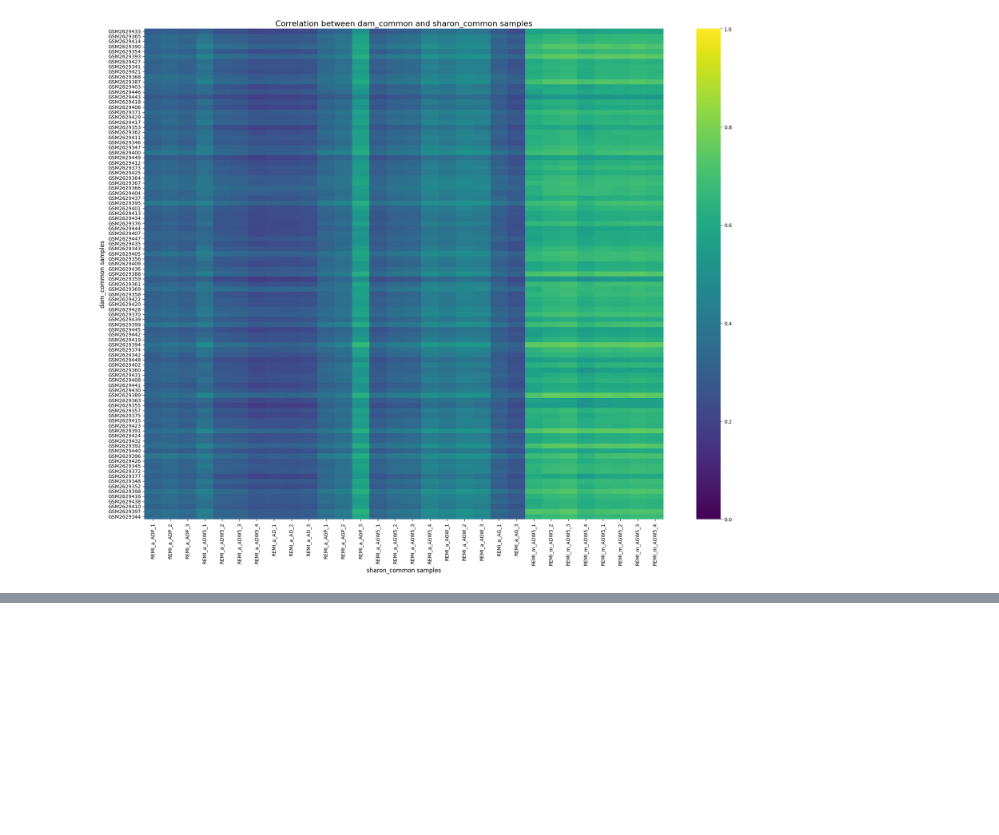
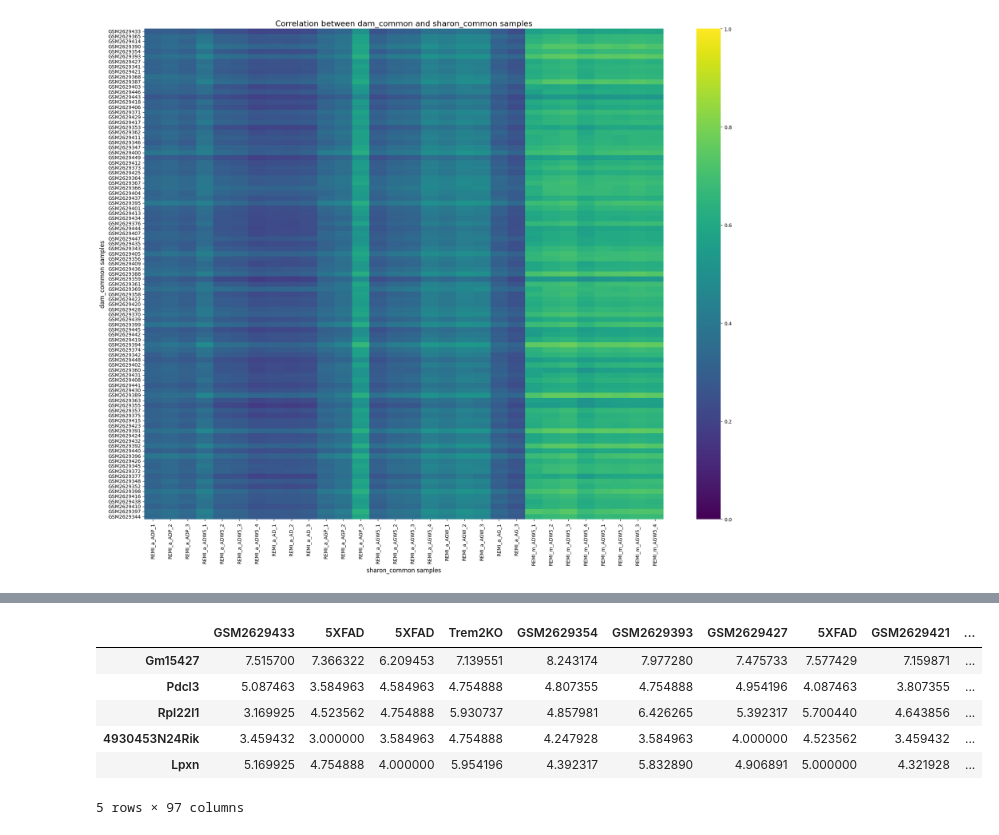
Before and after one commit to michal7kw/SRF_microglia, a Jupyter notebook: GSE98969/similarity_analysis.ipynb, the cells around one changed output, grey strips where cells are left out. Cells and saved outputs as stored; diff of their text form; code cells hidden in the pictures; blank space fills up the shorter version.

```diff
--- a/GSE98969/similarity_analysis.ipynb
+++ b/GSE98969/similarity_analysis.ipynb
@@ -261,0 +324,28 @@ plt.show()
+# %%
+# Create a mapping between AB* IDs and GSM IDs
+ab_to_gsm = dict(zip(
+    ["AB1442", "AB1443", "AB1444", "AB1445", "AB1446", "AB1447", "AB1448", "AB1449", "AB1547", "AB1548",
+     "AB1549", "AB1550", "AB1551", "AB1552", "AB1553", "AB1554", "AB1555", "AB1556", "AB1557", "AB1558",
+     "AB1667", "AB1668", "AB1709", "AB1710", "AB1711", "AB1712", "AB1713", "AB1714", "AB1715", "AB1716",
+     "AB1717", "AB1718", "AB1719", "AB1720", "AB1730", "AB1731", "AB1732", "AB1733", "AB1734", "AB1735",
+     "AB1736", "AB1737", "AB1738", "AB1739", "AB1740", "AB1741", "AB1742", "AB1743", "AB1744", "AB1745",
+     "AB1746", "AB1863", "AB1864", "AB2322", "AB2323", "AB2324", "AB2325", "AB2326", "AB2327", "AB2328",
+     "AB2329", "AB2330", "AB2331", "AB2332", "AB2333", "AB2334", "AB2335", "AB2336", "AB2337", "AB2338",
+     "AB2339", "AB2340", "AB2341", "AB2342", "AB2343", "AB2344", "AB2345", "AB2425", "AB2426", "AB2427",
+     "AB2428", "AB2429", "AB2430", "AB2431", "AB2432", "AB2433", "AB2434", "AB2435", "AB2436", "AB2437",
+     "AB2438", "AB2439", "AB2440", "AB2441", "AB2442", "AB2443", "AB2444"],
+    ["GSM2629341", "GSM2629342", "GSM2629343", "GSM2629344", "GSM2629345", "GSM2629346", "GSM2629347",
+     "GSM2629348", "GSM2629352", "GSM2629353", "GSM2629354", "GSM2629355", "GSM2629356", "GSM2629357",
+     "GSM2629358", "GSM2629359", "GSM2629360", "GSM2629361", "GSM2629362", "GSM2629363", "GSM2629364",
+     "GSM2629365", "GSM2629366", "GSM2629367", "GSM2629368", "GSM2629369", "GSM2629370", "GSM2629371",
+     "GSM2629372", "GSM2629373", "GSM2629374", "GSM2629375", "GSM2629376", "GSM2629377", "GSM2629387",
+     "GSM2629388", "GSM2629389", "GSM2629390", "GSM2629391", "GSM2629392", "GSM2629393", "GSM2629394",
+     "GSM2629395", "GSM2629396", "GSM2629397", "GSM2629398", "GSM2629399", "GSM2629400", "GSM2629401",
+     "GSM2629402", "GSM2629403", "GSM2629404", "GSM2629405", "GSM2629406", "GSM2629407", "GSM2629408",
+     "GSM2629409", "GSM2629410", "GSM2629411", "GSM2629412", "GSM2629413", "GSM2629414", "GSM2629415",
+     "GSM2629416", "GSM2629417", "GSM2629418", "GSM2629419", "GSM2629420", "GSM2629421", "GSM2629422",
+     "GSM2629423", "GSM2629424", "GSM2629425", "GSM2629426", "GSM2629427", "GSM2629428", "GSM2629429",
+     "GSM2629430", "GSM2629431", "GSM2629432", "GSM2629433", "GSM2629434", "GSM2629435", "GSM2629436",
+     "GSM2629437", "GSM2629438", "GSM2629439", "GSM2629440", "GSM2629441", "GSM2629442", "GSM2629443",
+     "GSM2629444", "GSM2629445", "GSM2629446", "GSM2629447", "GSM2629448", "GSM2629449"]
+))
@@ -261,0 +373,12 @@ plt.show()
+# %%
+# Rename the columns using the gsm_to_mouse mapping
+dam_common.rename(columns=gsm_to_mouse, inplace=True)
+dam_common.head()
+# %% [output]
+|  | GSM2629433 | 5XFAD | 5XFAD | Trem2KO | GSM2629354 | GSM2629393 | GSM2629427 | 5XFAD | GSM2629421 | ... |
+| Gm15427 | 7.515700 | 7.366322 | 6.209453 | 7.139551 | 8.243174 | 7.977280 | 7.475733 | 7.577429 | 7.159871 | ... |
+| Pdcl3 | 5.087463 | 3.584963 | 4.584963 | 4.754888 | 4.807355 | 4.754888 | 4.954196 | 4.087463 | 3.807355 | ... |
+| Rpl22l1 | 3.169925 | 4.523562 | 4.754888 | 5.930737 | 4.857981 | 6.426265 | 5.392317 | 5.700440 | 4.643856 | ... |
+| 4930453N24Rik | 3.459432 | 3.000000 | 3.584963 | 4.754888 | 4.247928 | 3.584963 | 4.000000 | 4.523562 | 3.459432 | ... |
+| Lpxn | 5.169925 | 4.754888 | 4.000000 | 5.954196 | 4.392317 | 5.832890 | 4.906891 | 5.000000 | 4.321928 | ... |
+5 rows × 97 columns
```
Also changed, not shown: parts of 15 cells of this notebook, 2 other files.
